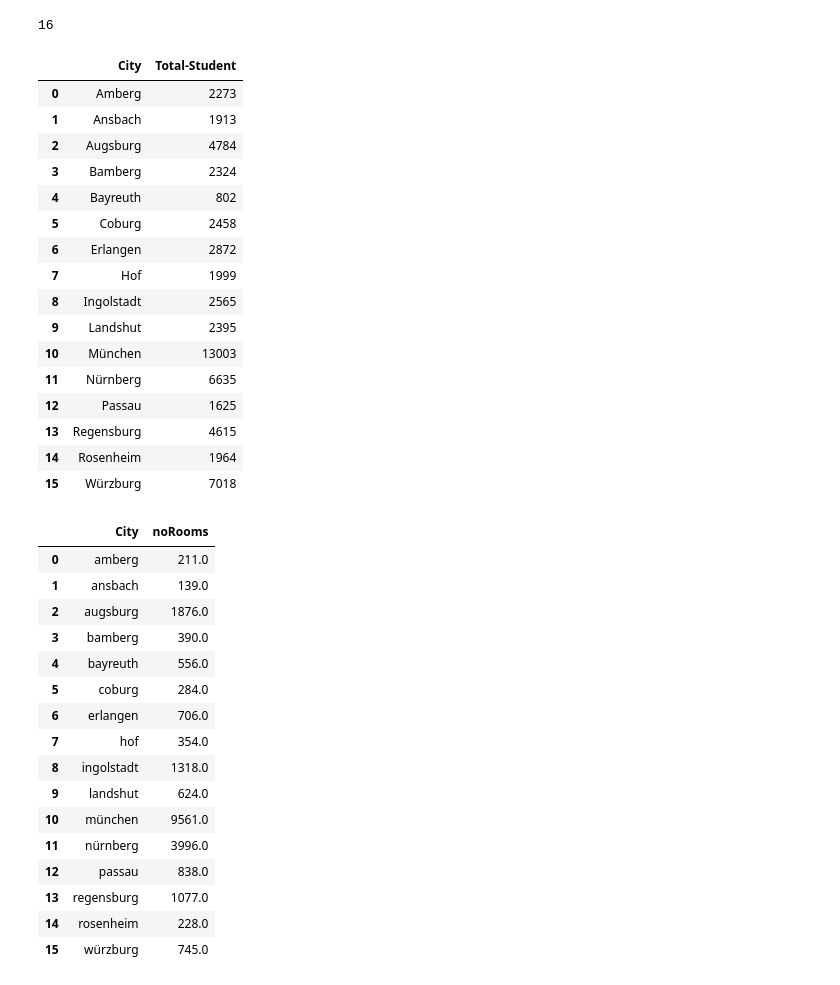
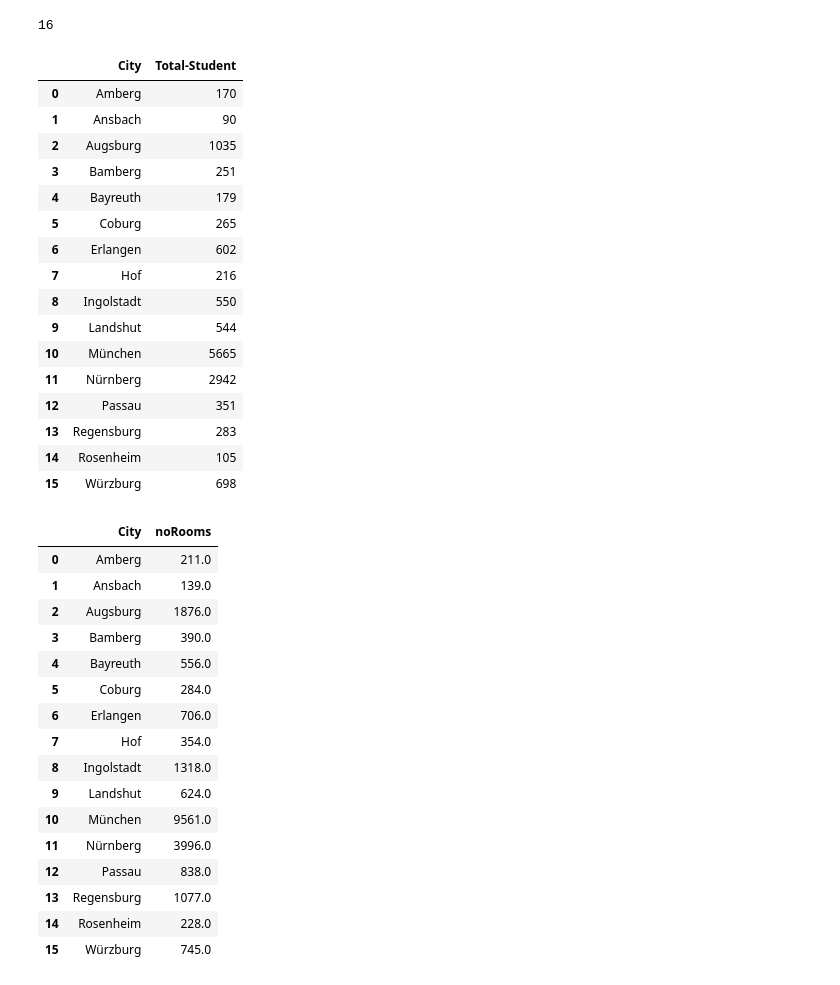
Before and after one commit to jvalue/made-template, a Jupyter notebook: project/report.ipynb, the cells around one changed output. Saved outputs shown, nothing was run; the diff lists cells and outputs as text; code cells hidden in the pictures.

```diff
--- a/project/report.ipynb
+++ b/project/report.ipynb
@@ -35,7 +35,7 @@ import matplotlib.pyplot as plt
 from matplotlib.dates import YearLocator
 
 # Connect to the database
-conn = sqlite3.connect('datasets.sqlite')
+conn = sqlite3.connect('../dataset.sqlite')
 
 # Query the database and load data into a DataFrames
 immoscout_table = f"SELECT * FROM immoscout"
@@ -145,43 +145,43 @@ df_bar.rename(columns={'City': 'City'}, inplace=True)
 df_bar
 # %% [output]
 |  | City | Total-Student |
-| 0 | Amberg | 2273 |
-| 1 | Ansbach | 1913 |
-| 2 | Augsburg | 4784 |
-| 3 | Bamberg | 2324 |
-| 4 | Bayreuth | 802 |
-| 5 | Coburg | 2458 |
-| 6 | Erlangen | 2872 |
-| 7 | Hof | 1999 |
-| 8 | Ingolstadt | 2565 |
-| 9 | Landshut | 2395 |
-| 10 | München | 13003 |
-| 11 | Nürnberg | 6635 |
-| 12 | Passau | 1625 |
-| 13 | Regensburg | 4615 |
-| 14 | Rosenheim | 1964 |
-| 15 | Würzburg | 7018 |
+| 0 | Amberg | 170 |
+| 1 | Ansbach | 90 |
+| 2 | Augsburg | 1035 |
+| 3 | Bamberg | 251 |
+| 4 | Bayreuth | 179 |
+| 5 | Coburg | 265 |
+| 6 | Erlangen | 602 |
+| 7 | Hof | 216 |
+| 8 | Ingolstadt | 550 |
+| 9 | Landshut | 544 |
+| 10 | München | 5665 |
+| 11 | Nürnberg | 2942 |
+| 12 | Passau | 351 |
+| 13 | Regensburg | 283 |
+| 14 | Rosenheim | 105 |
+| 15 | Würzburg | 698 |
 # %%
-total_rooms_per_district['City'] = total_rooms_per_district['City'].str.lower()
+total_rooms_per_district['City'] = total_rooms_per_district['City']
 total_rooms_per_district
 # %% [output]
 |  | City | noRooms |
-| 0 | amberg | 211.0 |
-| 1 | ansbach | 139.0 |
-| 2 | augsburg | 1876.0 |
-| 3 | bamberg | 390.0 |
-| 4 | bayreuth | 556.0 |
-| 5 | coburg | 284.0 |
-| 6 | erlangen | 706.0 |
-| 7 | hof | 354.0 |
-| 8 | ingolstadt | 1318.0 |
-| 9 | landshut | 624.0 |
-| 10 | münchen | 9561.0 |
-| 11 | nürnberg | 3996.0 |
-| 12 | passau | 838.0 |
-| 13 | regensburg | 1077.0 |
-| 14 | rosenheim | 228.0 |
-| 15 | würzburg | 745.0 |
+| 0 | Amberg | 211.0 |
+| 1 | Ansbach | 139.0 |
+| 2 | Augsburg | 1876.0 |
+| 3 | Bamberg | 390.0 |
+| 4 | Bayreuth | 556.0 |
+| 5 | Coburg | 284.0 |
+| 6 | Erlangen | 706.0 |
+| 7 | Hof | 354.0 |
+| 8 | Ingolstadt | 1318.0 |
+| 9 | Landshut | 624.0 |
+| 10 | München | 9561.0 |
+| 11 | Nürnberg | 3996.0 |
+| 12 | Passau | 838.0 |
+| 13 | Regensburg | 1077.0 |
+| 14 | Rosenheim | 228.0 |
+| 15 | Würzburg | 745.0 |
 # %%
 # Set the Seaborn style to 'whitegrid' for a light background
 sns.set_style("whitegrid")
```
Also changed, not shown: parts of 6 cells of this notebook, 5 other files.
